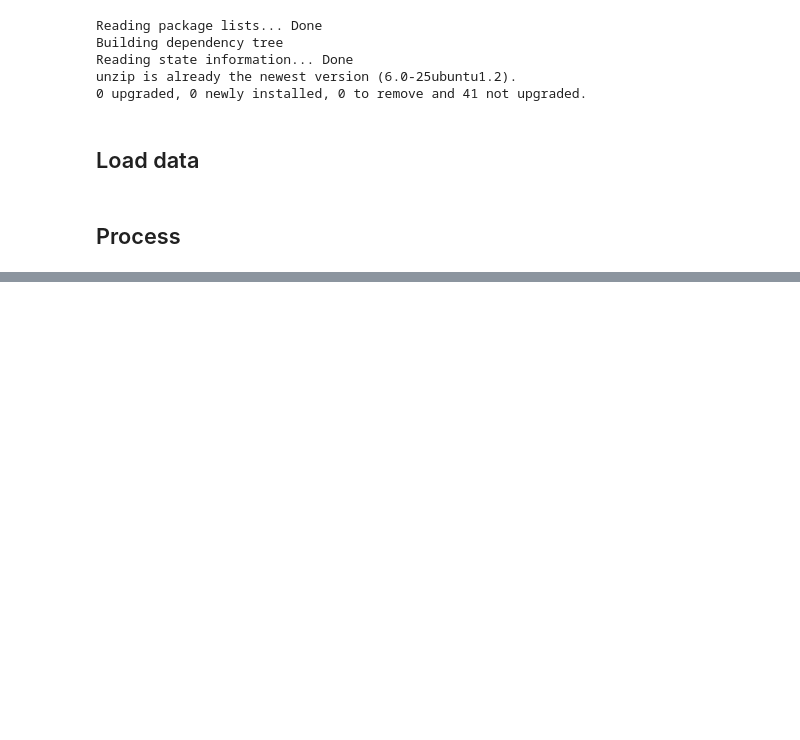
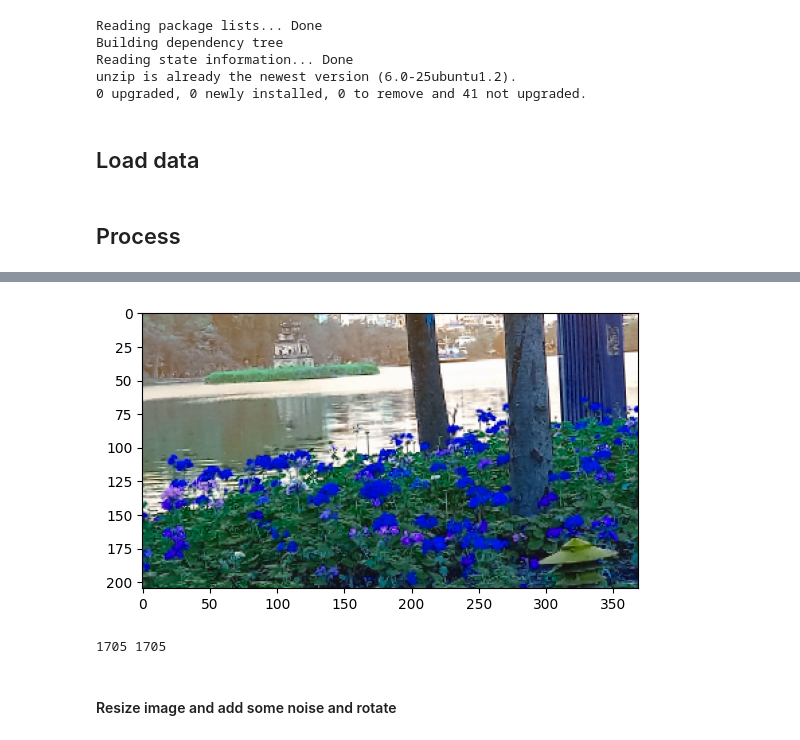
Before and after one commit to hotamago/deep-learning-and-application-group-02, a Jupyter notebook: training/base.ipynb, the cells around one changed output, grey strips where cells are left out. Cells and saved outputs as stored; diff of their text form; code cells hidden in the pictures; blank space fills up the shorter version.

```diff
--- a/training/base.ipynb
+++ b/training/base.ipynb
@@ -221,0 +496,4 @@ f.close()
+# %%
+# Apply to all image in dataset
+for imageId in imagesDataset:
+    imagesDataset[imageId] = resize_image_reduce_size(imagesDataset[imageId], size_image_model)
@@ -221,0 +507,28 @@ f.close()
+# %%
+# Target number image each label after augment
+target_number_image = 200
+# %%
+# Split image name to label
+tempImageLabelName = [[] for _ in range(10)]
+for ele in labelDataset:
+    for i in range(len(ele["label"])):
+        if ele["label"][i] >= 1:
+            tempImageLabelName[i].append(ele["name"])
+# %%
+imagesDatasetAug = []
+labelDatasetAug = []
+# Augment image
+for i in range(0, 10):
+    print("Augment label: ", i)
+    print("Number image: ", len(tempImageLabelName[i]))
+    if len(tempImageLabelName[i]) >= target_number_image:
+        continue
+
+    for j in range(target_number_image - len(tempImageLabelName[i])):
+        # Name image
+        imageName = tempImageLabelName[i][np.random.randint(0, len(tempImageLabelName[i]))]
+        # Random select image
+        image = imagesDataset[imageName]
+        image = random_augment(image)
+        imagesDatasetAug.append(image)
+        labelDatasetAug.append(mapImageNameToLabel[imageName])
@@ -221,0 +556,5 @@ f.close()
+# %%
+plt.imshow(imagesDatasetAug[334])
+plt.show()
+# %% [output]
+[figure, added]
@@ -221,0 +573,6 @@ f.close()
+# %%
+print(len(imagesDatasetArray), len(labelDatasetArray))
+# %% [output]
+1705 1705
+# %% [markdown]
+#### Resize image and add some noise and rotate
```
Also changed, not shown: parts of 33 cells of this notebook, 1 other file.
